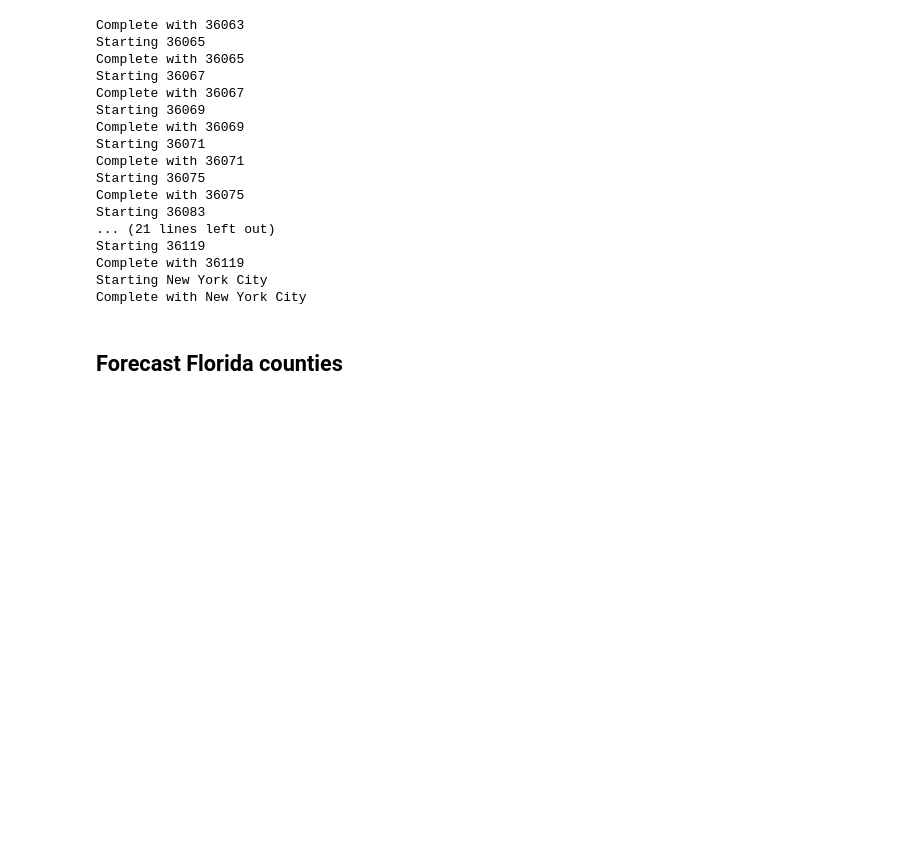
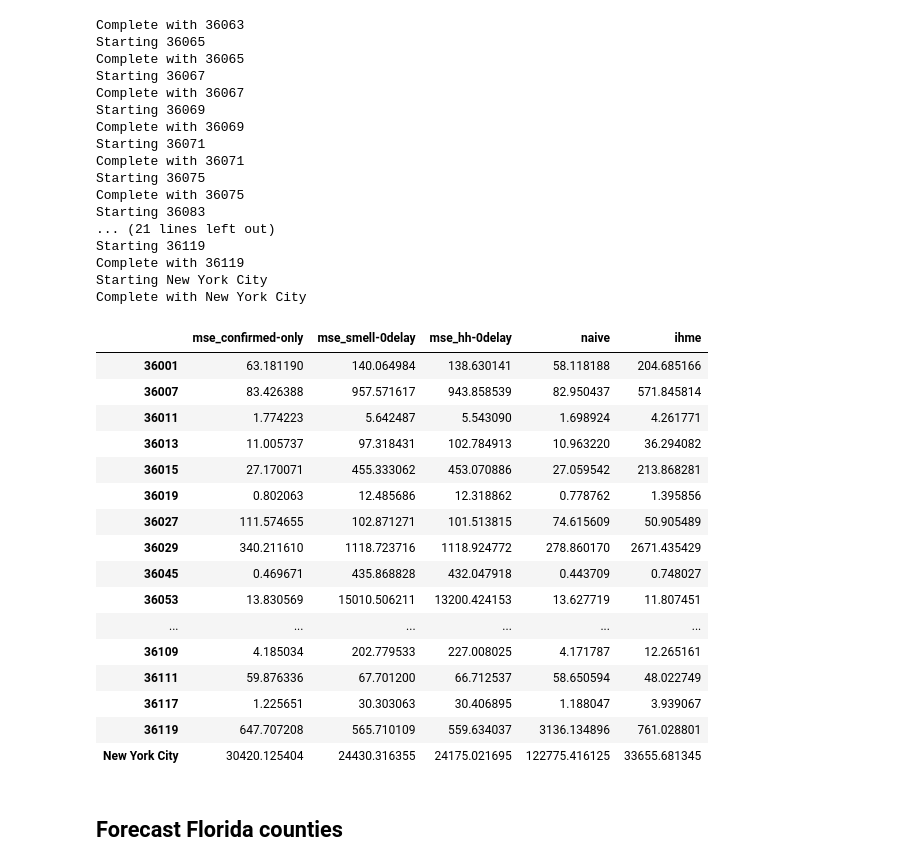
Before and after one commit to mrhoads14/UW_kalman_covid, a Jupyter notebook: execution-functions-stepP.ipynb, the cells around one changed output. Saved outputs shown, nothing was run; the diff lists cells and outputs as text; code cells hidden in the pictures; blank space fills up the shorter version.

```diff
--- a/execution-functions-stepP.ipynb
+++ b/execution-functions-stepP.ipynb
@@ -403,7 +403,8 @@ def run_county(the_state, county_name, seiir, smell_data, hh_data, case_data, me
 
         indexDate = k + datetime.timedelta(days=7)
         # store seiir prediction before it's modified by Kalman filter
-        seiir_pred[indexDate] = x_hat_k1[3, 0]
+        # multiply by rho2 to get values equivalent to confirmed case count
+        seiir_pred[indexDate] = rho2 * x_hat_k1[3, 0]
 
         # get measurements for current day
         if measure == 'smell':
@@ -455,7 +456,7 @@ def run_county(the_state, county_name, seiir, smell_data, hh_data, case_data, me
     return predicted_case, predicted_seiir_prior, case_ma7_all, num_survey_ma7, K_val_series
 # %%
 # a single county run
-predicted_case, predicted_seiir_prior, case_ma7_all, num_survey_ma7, K_vals = run_county('FL', 'Miami-Dade', seiir_fl, smell_data, hh_data, case_data, measure='smell', K0=datetime.date(2020, 4, 18), delay=0)
+predicted_case, predicted_seiir_prior, case_ma7_all, num_survey_ma7, K_vals = run_county('NY', 'New York City', seiir_ny, smell_data, hh_data, case_data, measure='smell', K0=datetime.date(2020, 4, 18), delay=0)
 # %%
 K0 = datetime.date(2020, 4, 18)
 
@@ -562,2 +565,22 @@ Complete with New York City
+# %%
+err_ny_df
+# %% [output]
+|  | mse_confirmed-only | mse_smell-0delay | mse_hh-0delay | naive | ihme |
+| 36001 | 63.181190 | 140.064984 | 138.630141 | 58.118188 | 204.685166 |
+| 36007 | 83.426388 | 957.571617 | 943.858539 | 82.950437 | 571.845814 |
+| 36011 | 1.774223 | 5.642487 | 5.543090 | 1.698924 | 4.261771 |
+| 36013 | 11.005737 | 97.318431 | 102.784913 | 10.963220 | 36.294082 |
+| 36015 | 27.170071 | 455.333062 | 453.070886 | 27.059542 | 213.868281 |
+| 36019 | 0.802063 | 12.485686 | 12.318862 | 0.778762 | 1.395856 |
+| 36027 | 111.574655 | 102.871271 | 101.513815 | 74.615609 | 50.905489 |
+| 36029 | 340.211610 | 1118.723716 | 1118.924772 | 278.860170 | 2671.435429 |
+| 36045 | 0.469671 | 435.868828 | 432.047918 | 0.443709 | 0.748027 |
+| 36053 | 13.830569 | 15010.506211 | 13200.424153 | 13.627719 | 11.807451 |
+| ... | ... | ... | ... | ... | ... |
+| 36109 | 4.185034 | 202.779533 | 227.008025 | 4.171787 | 12.265161 |
+| 36111 | 59.876336 | 67.701200 | 66.712537 | 58.650594 | 48.022749 |
+| 36117 | 1.225651 | 30.303063 | 30.406895 | 1.188047 | 3.939067 |
+| 36119 | 647.707208 | 565.710109 | 559.634037 | 3136.134896 | 761.028801 |
+| New York City | 30420.125404 | 24430.316355 | 24175.021695 | 122775.416125 | 33655.681345 |
 # %%
 # put error metrics in dataframe and output to .csv
```
Also changed, not shown: parts of 11 cells of this notebook.
